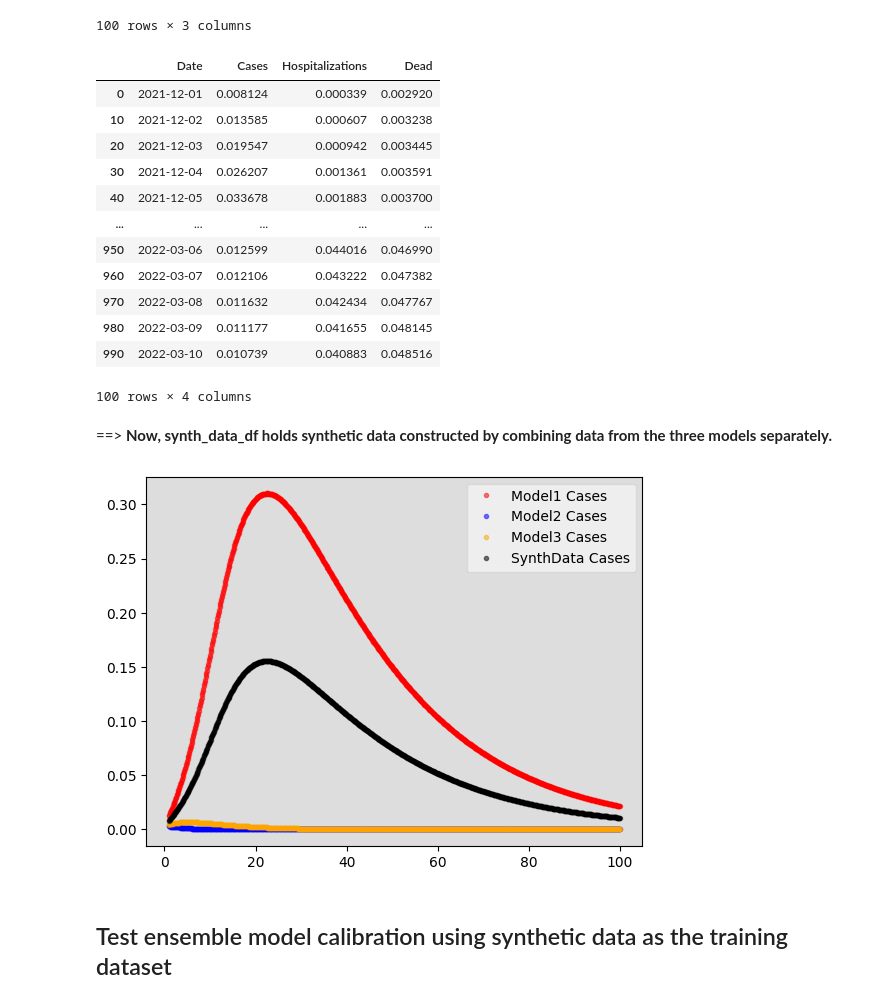
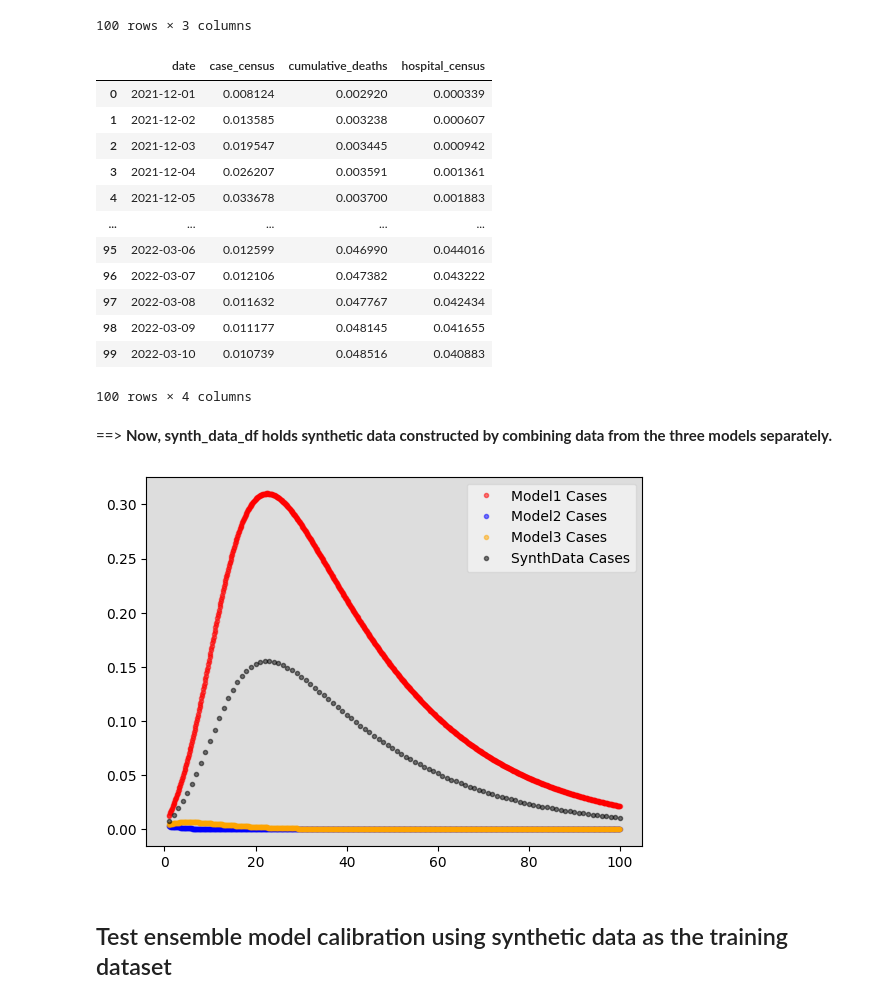
Before and after one commit to ciemss/pyciemss, a Jupyter notebook: notebook/april_ensemble/syndata_generate_and_test.ipynb, the cells around one changed output. Cells and saved outputs as stored; diff of their text form; code cells hidden in the pictures.

```diff
--- a/notebook/april_ensemble/syndata_generate_and_test.ipynb
+++ b/notebook/april_ensemble/syndata_generate_and_test.ipynb
@@ -211,8 +211,8 @@ filename1 = "BIOMD0000000955_template_model.json"
 filename1 = os.path.join(MIRA_PATH, filename1)
 
 # Load deterministic model by setting add_uncertainty=False
-# model1 = load_petri_model(filename1, add_uncertainty=True)
-model1 = load_petri_model(filename1, add_uncertainty=False)
+model1 = load_petri_model(filename1, add_uncertainty=True)
+# model1 = load_petri_model(filename1, add_uncertainty=False)
 
 model1
 # %% [output]
@@ -276,8 +294,8 @@ filename2 = os.path.join(MIRA_PATH, filename2)
 
 
 # Load deterministic model by setting add_uncertainty=False
-# model2 = load_petri_model(filename2, add_uncertainty=True)
-model2 = load_petri_model(filename2, add_uncertainty=False)
+model2 = load_petri_model(filename2, add_uncertainty=True)
+# model2 = load_petri_model(filename2, add_uncertainty=False)
 
 # TODO: put this into the interfaces
 mira_start_state2 = {k[0]: v.data['initial_value'] for k, v in model2.G.variables.items()}
@@ -335,8 +367,8 @@ filename3 = "BIOMD0000000983_template_model.json"
 filename3 = os.path.join(MIRA_PATH, filename3)
 
 # Load deterministic model by setting add_uncertainty=False
-# model3 = load_petri_model(filename3, add_uncertainty=True)
-model3 = load_petri_model(filename3, add_uncertainty=False)
+model3 = load_petri_model(filename3, add_uncertainty=True)
+# model3 = load_petri_model(filename3, add_uncertainty=False)
 
 # TODO: put this into the interfaces
 mira_start_state3 = {k[0]: v.data['initial_value'] for k, v in model3.G.variables.items()}
@@ -906,21 +1001,31 @@ for i in range(len(synth_data_df)):
 
 date_col
 synth_data_df["Date"] = date_col #pd.DataFrame(Date = date_col, synth_data_df)
-synth_data_df = synth_data_df.iloc[:, [3, 0, 1, 2]]
+synth_data_df = synth_data_df.iloc[:, [3, 0, 2, 1]]
+
+# reset dataframe index
+synth_data_df = synth_data_df.reset_index(drop = True)
 synth_data_df
+
+# change dataframe column names to match expected testing data format
+synth_data_df = synth_data_df.rename(columns = {"Date": "date",
+                                                "Cases": "case_census",
+                                                "Dead": "cumulative_deaths",
+                                                "Hospitalizations": "hospital_census"})
+synth_data_df
 # %% [output]
-|  | Date | Cases | Hospitalizations | Dead |
-| 0 | 2021-12-01 | 0.008124 | 0.000339 | 0.002920 |
-| 10 | 2021-12-02 | 0.013585 | 0.000607 | 0.003238 |
-| 20 | 2021-12-03 | 0.019547 | 0.000942 | 0.003445 |
-| 30 | 2021-12-04 | 0.026207 | 0.001361 | 0.003591 |
-| 40 | 2021-12-05 | 0.033678 | 0.001883 | 0.003700 |
+|  | date | case_census | cumulative_deaths | hospital_census |
+| 0 | 2021-12-01 | 0.008124 | 0.002920 | 0.000339 |
+| 1 | 2021-12-02 | 0.013585 | 0.003238 | 0.000607 |
+| 2 | 2021-12-03 | 0.019547 | 0.003445 | 0.000942 |
+| 3 | 2021-12-04 | 0.026207 | 0.003591 | 0.001361 |
+| 4 | 2021-12-05 | 0.033678 | 0.003700 | 0.001883 |
 | ... | ... | ... | ... | ... |
-| 950 | 2022-03-06 | 0.012599 | 0.044016 | 0.046990 |
-| 960 | 2022-03-07 | 0.012106 | 0.043222 | 0.047382 |
-| 970 | 2022-03-08 | 0.011632 | 0.042434 | 0.047767 |
-| 980 | 2022-03-09 | 0.011177 | 0.041655 | 0.048145 |
-| 990 | 2022-03-10 | 0.010739 | 0.040883 | 0.048516 |
+| 95 | 2022-03-06 | 0.012599 | 0.046990 | 0.044016 |
+| 96 | 2022-03-07 | 0.012106 | 0.047382 | 0.043222 |
+| 97 | 2022-03-08 | 0.011632 | 0.047767 | 0.042434 |
+| 98 | 2022-03-09 | 0.011177 | 0.048145 | 0.041655 |
+| 99 | 2022-03-10 | 0.010739 | 0.048516 | 0.040883 |
 100 rows × 4 columns
 # %% [markdown]
 ==> **Now, synth_data_df holds synthetic data constructed by combining data from the three models separately.**
@@ -934,34 +1039,34 @@ model3_df = pd.DataFrame.from_dict({k: synth_data_dict['model3'][k][0] for k in
 ax = plot_observations(model1_df['Cases'], t_points, color="red", label="Model1 Cases")
 ax = plot_observations(model2_df['Cases'], t_points, ax=ax, color="blue", label="Model2 Cases")
 ax = plot_observations(model3_df['Cases'], t_points, ax=ax, color="orange", label="Model3 Cases")
-ax = plot_observations(synth_data_df['Cases'], t_points, ax=ax, color="black", label="SynthData Cases")
+ax = plot_observations(synth_data_df['Cases'], t_points[keep_idx], ax=ax, color="black", label="SynthData Cases")
 
 
 
 # num_samples = 5 #100
 
 # start_time = train_timepoints[0] - 1e-5
 
 # # Wrapping model1 in a single "ensemble" model automatically applies the solution mapping functions, making these three models easier to compare.
 
 
 # ensemble1 = setup_model([model1], weights=[1.0], start_time=start_time, start_states=[start_state1], solution_mappings=[solution_mapping1])
 # ensemble1_prior_forecasts = sample(ensemble1, all_timepoints, num_samples)
 
 # ensemble2 = setup_model([model2], weights=[1.0], start_time=start_time, start_states=[start_state2], solution_mappings=[solution_mapping2])
 # ensemble2_prior_forecasts = sample(ensemble2, all_timepoints, num_samples)
 
 # ensemble3 = setup_model([model3], weights=[1.0], start_time=start_time, start_states=[start_state3], solution_mappings=[solution_mapping3])
 # ensemble3_prior_forecasts = sample(ensemble3, all_timepoints, num_samples)
 
 # plotting_cases = np.array(data["case_census"][all_timepoints].astype("float")) / data_total_population
 
 # # Plot trajectories from the prior.
 # ax = plot_predictive(ensemble1_prior_forecasts, all_timepoints, title="Prior Forecasts - Individual Models", ax=setup_ax(), color="blue", label="Model 1 Prior Forecasts")
 # ax = plot_predictive(ensemble2_prior_forecasts, all_timepoints, ax=ax, color="red", label="Model 2 Prior Forecasts")
 # ax = plot_predictive(ensemble3_prior_forecasts, all_timepoints, ax=ax, color="green", label="Model 3 Prior Forecasts")
 # ax = plot_observations(plotting_cases, all_timepoints, ax=ax, color="black", label="Reported Cases")
 # %% [output]
-[figure, old version]
+[figure, new version]
 # %% [markdown]
 ## Test ensemble model calibration using synthetic data as the training dataset
```
Also changed, not shown: parts of 19 cells of this notebook, 1 other file.
